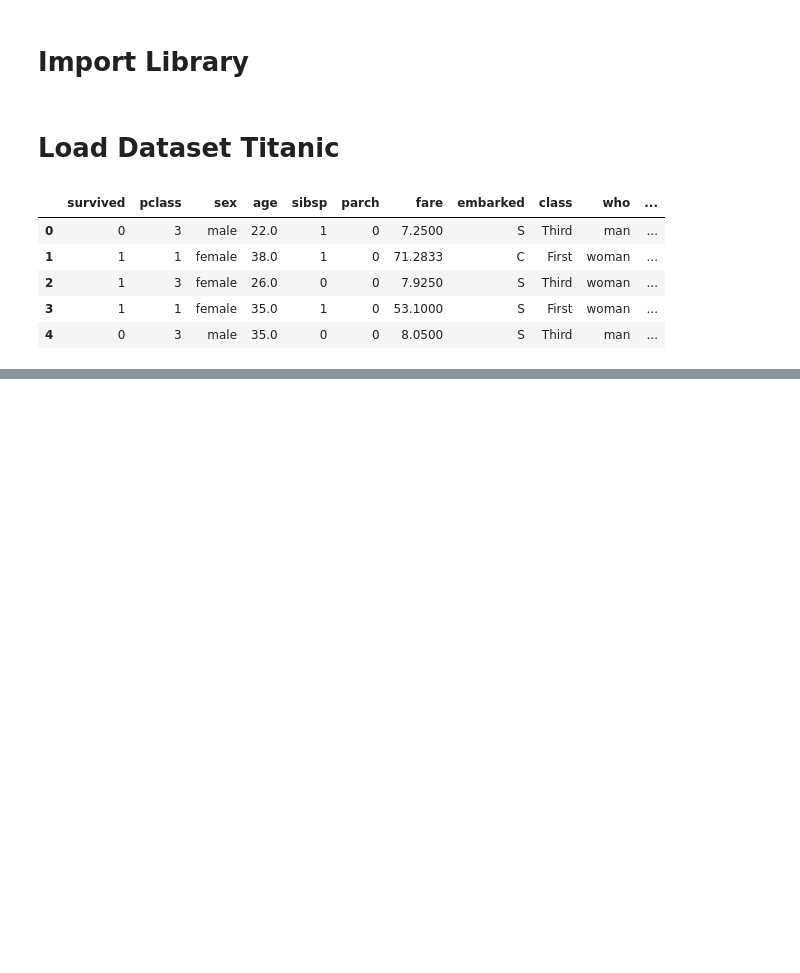
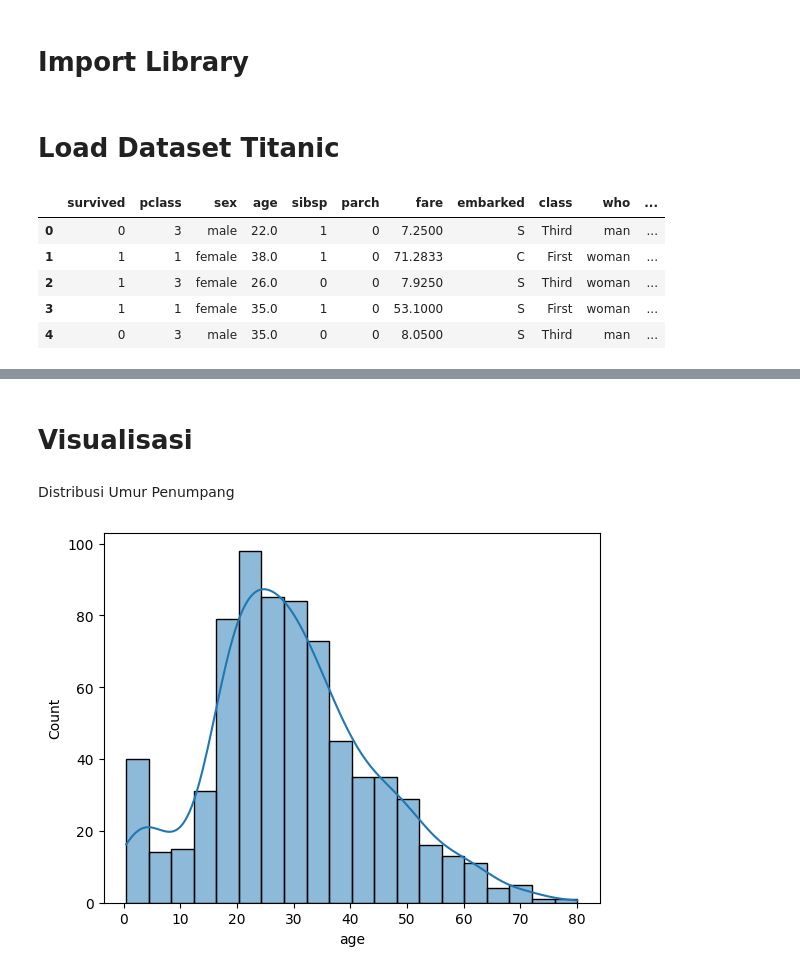
Before and after one commit to muhammadhafiz27/BigData-Muhammad-Hafiz-2311532007, a Jupyter notebook: Pertemuan 1/praktikum_bigdata_pertemuan1.ipynb, the cells around one changed output, grey strips where cells are left out. Saved outputs shown, nothing was run; the diff lists cells and outputs as text; code cells hidden in the pictures; blank space fills up the shorter version.

```diff
--- a/Pertemuan 1/praktikum_bigdata_pertemuan1.ipynb
+++ b/Pertemuan 1/praktikum_bigdata_pertemuan1.ipynb
@@ -20,0 +68,9 @@ df.head()
+# %% [markdown]
+# **Visualisasi**
+# %% [markdown]
+Distribusi Umur Penumpang
+# %%
+sns.histplot(df['age'], kde=True)
+plt.show()
+# %% [output]
+[figure, added]
```
Also changed, not shown: parts of 24 cells of this notebook.
